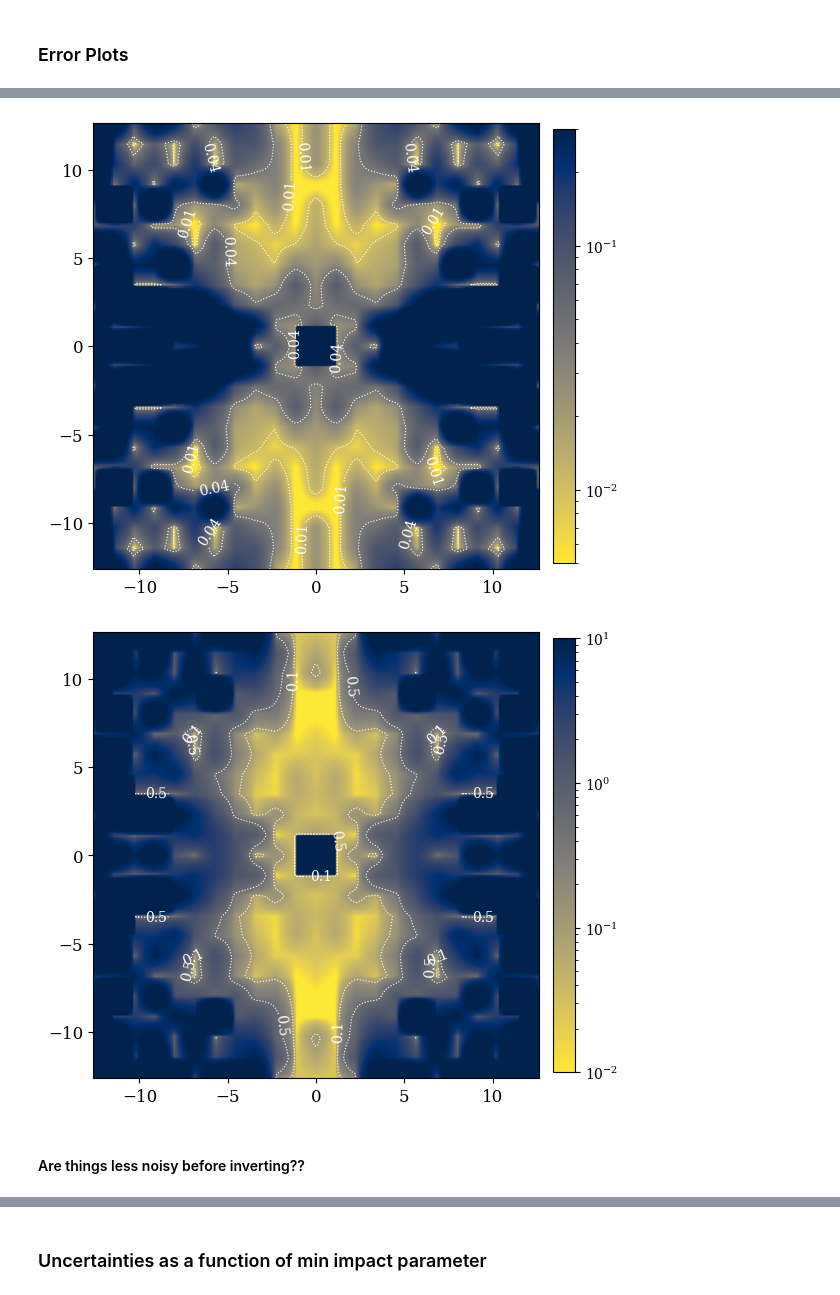
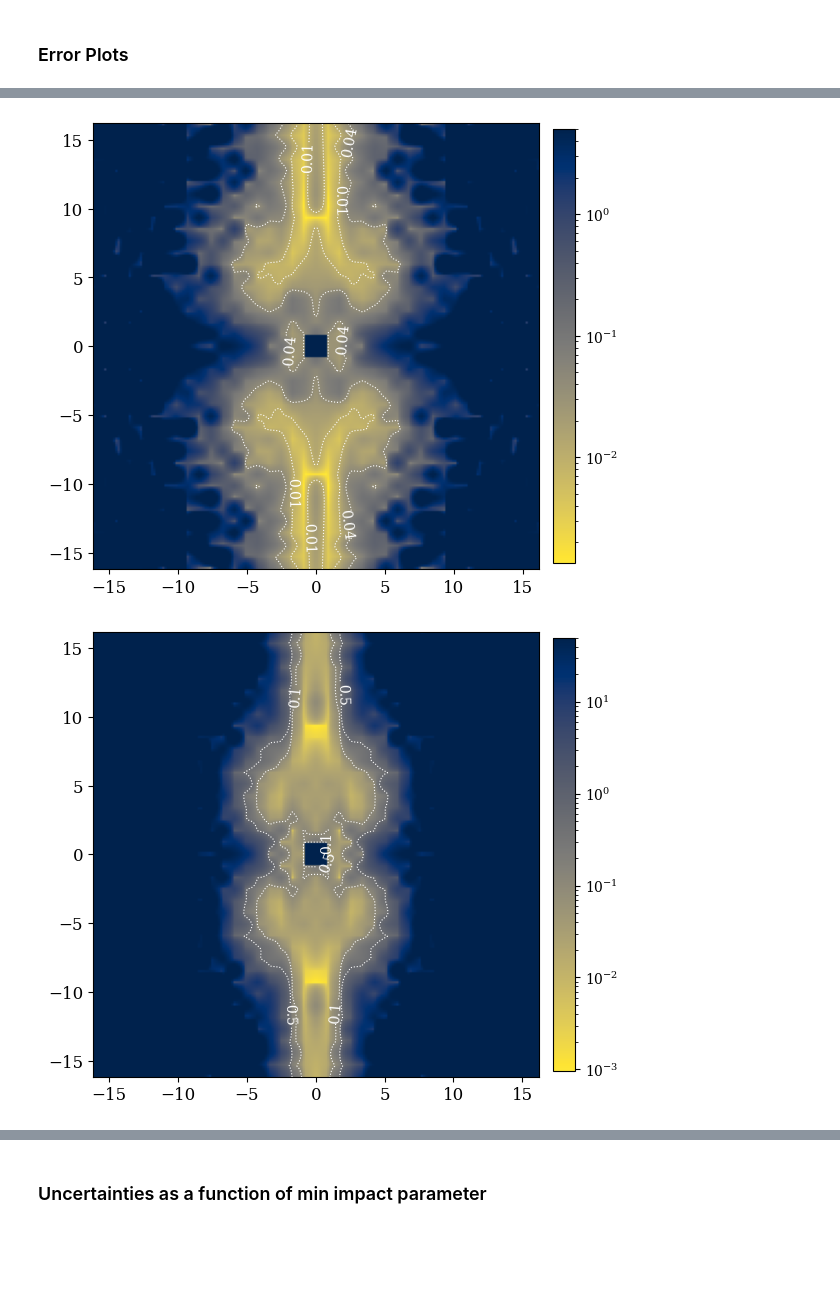
Before and after one commit to abby-moran/Quasar_microlensing_public, a Jupyter notebook: M04/interp_grid04.ipynb, the cells around one changed output, grey strips where cells are left out. Cells and saved outputs as stored; diff of their text form; code cells hidden in the pictures; blank space fills up the shorter version.

```diff
--- a/M04/interp_grid04.ipynb
+++ b/M04/interp_grid04.ipynb
@@ -584,8 +672,8 @@ theta_step_mag = 2 * (1.5e-10) / 8000
 # %% [markdown]
 Load in the data over the position grids for both masses
 # %%
-position_04_mag, fish_04_mag = load_mag_file('m04_78tE_mag.txt')#, nval_x=2)
-position_04, rad_04, mass_04, xpos_04, ypos_04, cov_04 = load_file('m04_78tE_II.txt')#, nval_x=3)
+position_04_mag, fish_04_mag = load_mag_file('../data/gram_m04_10tE_mag.txt')#, nval_x=2)
+position_04, rad_04, mass_04, xpos_04, ypos_04, cov_04 = load_file('../data/gram_m04_10tE_II.txt')#, nval_x=3)
 
 cov_combo_04 = []
 rad_04_combo = []
@@ -614,19 +702,19 @@ x_rot, y_rot = rotate_data_pos(position_04_rad.T[0], position_04_rad.T[1], angle
 positions_rot = np.stack([(-np.abs(x_rot)).flatten(), (np.abs(y_rot)).flatten()], axis=1) * theta_step * image_size
 #rotated_img=rotate(np.asarray(image_0.todense()),angle_rot*(360/(2*np.pi)))
 # %%
-chis_04_mag = load_chi2s('m04_78tE_chi2_mag.txt')#, nval_x=2)
-chis_04_II = load_chi2s('m04_78tE_chi2_II.txt')#, nval_x=2)
+chis_04_mag = load_chi2s('../data/gram_m04_10tE_chi2_mag.txt')#, nval_x=2)
+chis_04_II = load_chi2s('../data/gram_m04_10tE_chi2_II.txt')#, nval_x=2)
 chi_combo_04=chis_04_II+chis_04_mag
-pos_cent, centroids= load_cents('m04_78tE_cent.txt') #centroids is a misnomer, its the jacobian of the centroids
-centroids=centroids.reshape(12,12,2,4)
+pos_cent, centroids= load_cents('../data/gram_m04_10tE_cent.txt') #centroids is a misnomer, its the jacobian of the centroids
+centroids=centroids.reshape(20,20,2,4)
 # %%
-Sigma_cent= np.einsum('...ia,...ab,...jb->...ij',  centroids*rad_to_arcsec, np.array(cov_combo_04).reshape(12,12,4,4), centroids*rad_to_arcsec)
+Sigma_cent= np.einsum('...ia,...ab,...jb->...ij',  centroids*rad_to_arcsec, np.array(cov_combo_04).reshape(20,20,4,4), centroids*rad_to_arcsec)
 
 sigma_x_tot = np.sqrt(Sigma_cent[:,:,0, 0])#*rad_to_arcsec
 sigma_y_tot = np.sqrt(np.abs(Sigma_cent[:,:,1, 1]))#*rad_to_arcsec
 cent_pres=np.sqrt(sigma_y_tot**2+sigma_x_tot**2)
 sigma_c1=np.linalg.det(Sigma_cent).ravel()
-sigma_c2=np.min(np.linalg.eigvals(Sigma_cent.reshape(144,2,2)), axis=1)
+sigma_c2=np.min(np.linalg.eigvals(Sigma_cent.reshape(400, 2, 2)), axis=1)
 # %%
 bulk_vel=400
 bulk_vel_err=100
@@ -1006,7 +1214,7 @@ extent = np.array([np.min(fine_grid_x), np.max(fine_grid_x),  np.min(fine_grid_y
 X, Y = np.meshgrid(fine_grid_x*rad_to_arcsec, fine_grid_y*rad_to_arcsec)
 Z = np.flipud(sigma_c2_interp).T
 levels=[.01, .04]
-im=ax1.imshow(Z, origin='lower', cmap=reversed_map, extent=extent, norm=matplotlib.colors.LogNorm(vmin=.005,vmax=.3))#,  vmax=68, vmin=1)
+im=ax1.imshow(Z, origin='lower', cmap=reversed_map, extent=extent, norm=matplotlib.colors.LogNorm(vmax=5))#,  vmax=68, vmin=1)
 cbar = plt.colorbar(im, ax=ax1, fraction=0.045, pad=.03)
 #cbar.set_label(r'$ \sigma \ [|\theta_{\text{c}}|] \ (\mu as)$', fontsize=14)
 
@@ -1027,33 +1235,33 @@ plt.tight_layout()
 
 plt.savefig('Figures/thetac2_04.pdf', bbox_inches='tight')
 # %% [output]
-[figure, old version]
+[figure, new version]
 # %%
 fig, (ax1) = plt.subplots(nrows=1, ncols=1, figsize=(6, 8))
 extent = np.array([np.min(fine_grid_x), np.max(fine_grid_x),  np.min(fine_grid_y), np.max(fine_grid_y)])*rad_to_arcsec
 
 X, Y = np.meshgrid(fine_grid_x*rad_to_arcsec, fine_grid_y*rad_to_arcsec)
 Z = np.flipud(sigma_c1_interp).T
 levels=[.1, .5]
-im=ax1.imshow(Z, origin='lower', cmap=reversed_map, extent=extent, norm=matplotlib.colors.LogNorm(vmin=.01,vmax=10))#,  vmax=68, vmin=1)
+im=ax1.imshow(Z, origin='lower', cmap=reversed_map, extent=extent, norm=matplotlib.colors.LogNorm(vmax=50))#,  vmax=68, vmin=1)
 cbar = plt.colorbar(im, ax=ax1, fraction=0.045, pad=.03)
 #cbar.set_label(r'$ \sigma \ [|\theta_{\text{c}}|] \ (\mu as)$', fontsize=14)
 
 #contours
 contours = ax1.contour(X, Y, Z, levels=levels, colors='white', linewidths=0.8, linestyles='dotted')
 ax1.clabel(contours, inline=True, fontsize=10, fmt="%.1f")
 
 ax1.tick_params(axis='both', which='major', labelsize=12)
 ax1.tick_params(axis='both', which='minor', labelsize=10)
 #plt.title(r'$m_l=0.8M_\odot$', fontsize=16)
 #ax1.set_xlim(-1.4e-11, .1e-11)
 #ax1.set_ylim(-.1e-11, 1.4e-11)
 
 #ax1.set_xlabel(r'$\theta_x \ (\mu as)$', fontsize=14)
 #ax1.set_ylabel(r'$\theta_y \ (\mu as)$', fontsize=14)
 plt.tight_layout()
 
 
 plt.savefig('Figures/thetac1_04.pdf', bbox_inches='tight')
 # %% [output]
-[figure, old version]
+[figure, new version]
@@ -1062,2 +1267,0 @@ plt.savefig('Figures/thetac1_04.pdf', bbox_inches='tight')
-# %% [markdown]
-#### Are things less noisy before inverting??
```
Also changed, not shown: parts of 54 cells of this notebook, 4 other files.
